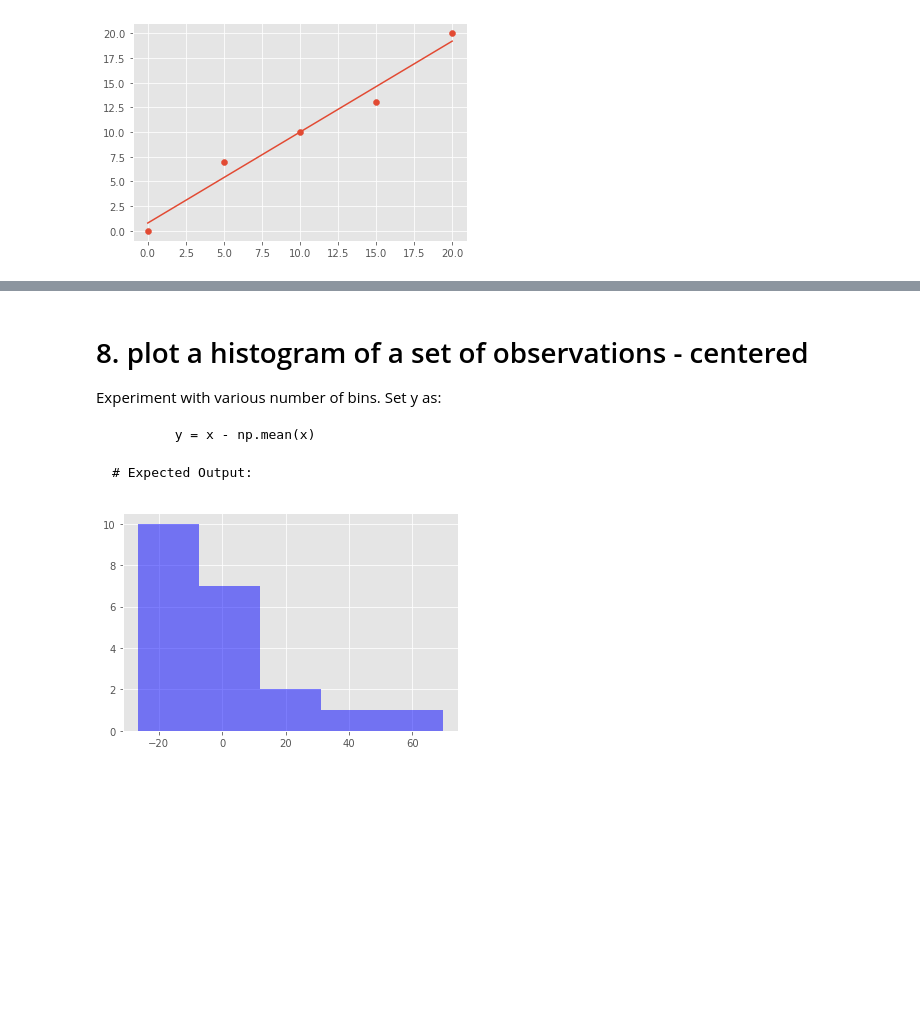
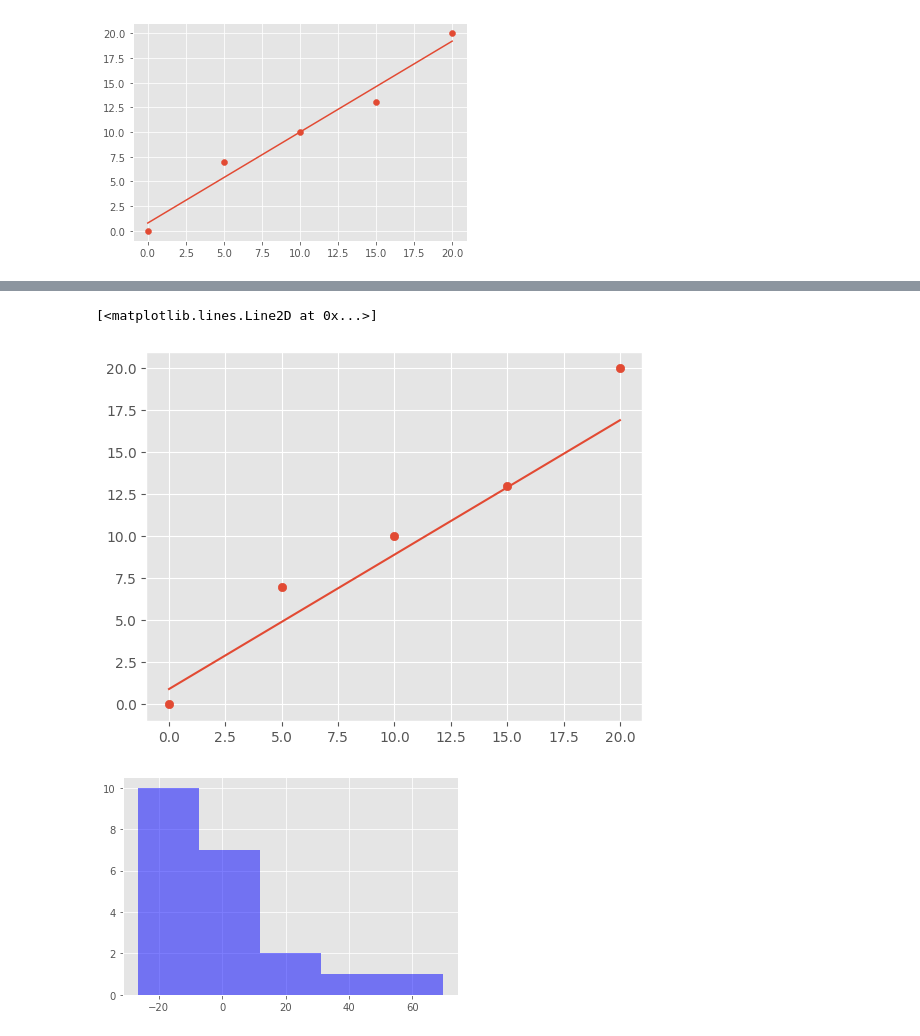
Before and after one commit to CDan07/IOD, a Jupyter notebook: Labs/Module 1/IOD_Lab-1.1.4 Statistics - part 2.ipynb, the cells around one changed output, grey strips where cells are left out. Cells and saved outputs as stored; diff of their text form; code cells hidden in the pictures; blank space fills up the shorter version.

````diff
--- a/Labs/Module 1/IOD_Lab-1.1.4 Statistics - part 2.ipynb
+++ b/Labs/Module 1/IOD_Lab-1.1.4 Statistics - part 2.ipynb
@@ -238,36 +240,38 @@ print(np.polyfit(x,y,1))
 # %%
 # sample points
 X = [0, 5, 10, 15, 20]
 Y = [0, 7, 10, 13, 20]
 
 # solve for a and b
 def best_fit(X, Y):
-    '''
-    Return m, b
-    # ANSWER
-    '''
+    #Return m, b
+    n = len(X)
 
-    m = 1
-    b = 1
+    sum_x = sum(X)
+    sum_y = sum(Y)
+    sum_x_squared = sum(x**2 for x in X)
+    sum_xy = sum(x*y for x, y in zip(X, Y))
+
+    m = (n * sum_xy - sum_x * sum_y) / (n * sum_x_squared - sum_x ** 2)
+    b = (sum_y - m * sum_x) / n
 
     return m, b
 
+m = 1
+b = 1
 # solution
 m, b = best_fit(X, Y)
 #best fit line:
 #y = 0.80 + 0.92x
 
 # plot points and fit line
 # ANSWER
+plt.scatter(X,Y)
+yfit= [m+b*xi for xi in X]
+plt.plot(X,yfit)
+# %% [output]
+[<matplotlib.lines.Line2D at 0x...>]
+[figure, added]
-# %% [markdown]
-# 8. plot a histogram of a set of observations - centered
-
-Experiment with various number of bins. Set y as:
-```
-        y = x - np.mean(x)
-
-# Expected Output:
-```
 # %%
 """CODE DELETED. DO NOT TOUCH THIS TEXT. RUNNING THIS CELL WITH SHIFT-ENTER WILL DELETE THE GRAPH"""
 # %% [output]
````
Also changed, not shown: parts of 4 cells of this notebook.
